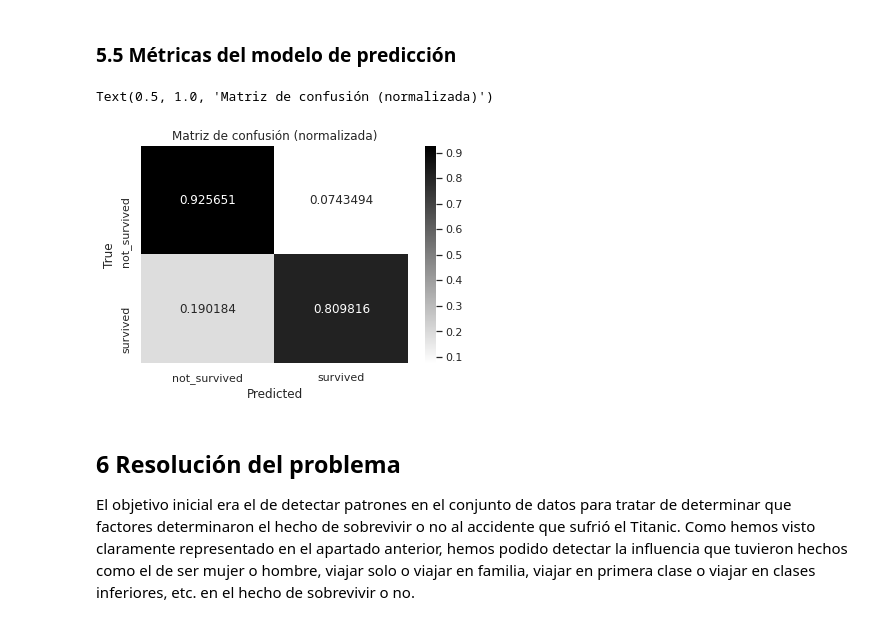
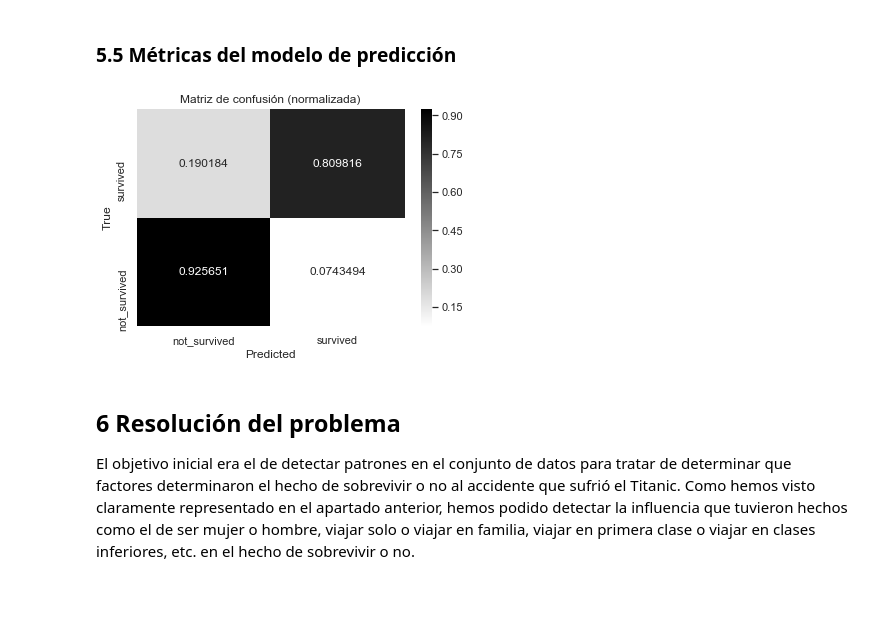
Before and after one commit to DaniCorretja/data-cleansing-and-analisis, a Jupyter notebook: src/Tipologia_PRAC2.ipynb, the cells around one changed output. Cells and saved outputs as stored; diff of their text form; code cells hidden in the pictures; blank space fills up the shorter version.

```diff
--- a/src/Tipologia_PRAC2.ipynb
+++ b/src/Tipologia_PRAC2.ipynb
@@ -77,7 +77,7 @@ columns_to_drop_train = ["PassengerId","Name","Ticket","Cabin"]
 test_df = test_df.drop(columns_to_drop_test, axis=1)
 train_df = train_df.drop(columns_to_drop_train, axis=1)
 
-all_df = pd.concat([train_df, test_df]).reset_index()[["Survived", "Pclass", "Sex", "Age", "SibSp", "Parch", "Fare", "Embarked"]]
+all_df = pd.concat([train_df, test_df], sort=True).reset_index()[["Survived", "Pclass", "Sex", "Age", "SibSp", "Parch", "Fare", "Embarked"]]
 # %%
 # Mostramos una descripción de los datos cuantitativos
 all_df.describe()
@@ -638,11 +639,11 @@ También muestra un dato interesante y es que los niños y personas adultas en s
 # %%
 ax = sns.heatmap(df_matrix_rf_normalized, annot=True, fmt='g', cmap='gray_r')
 ax.set(xlabel='Predicted', ylabel='True')
 ax.set_xticklabels(labels)
-plt.title("Matriz de confusión (normalizada)")
+ax.set_ylim([0,2])
+plt.title("Matriz de confusión (normalizada)");
 # %% [output]
-Text(0.5, 1.0, 'Matriz de confusión (normalizada)')
-[figure, old version]
+[figure, new version]
 # %% [markdown]
 ## 6 Resolución del problema
 
```
Also changed, not shown: parts of 17 cells of this notebook.
